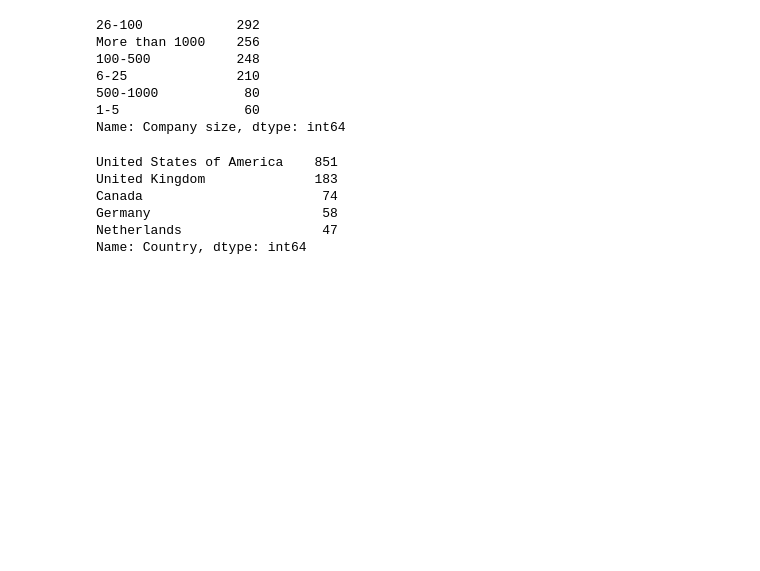
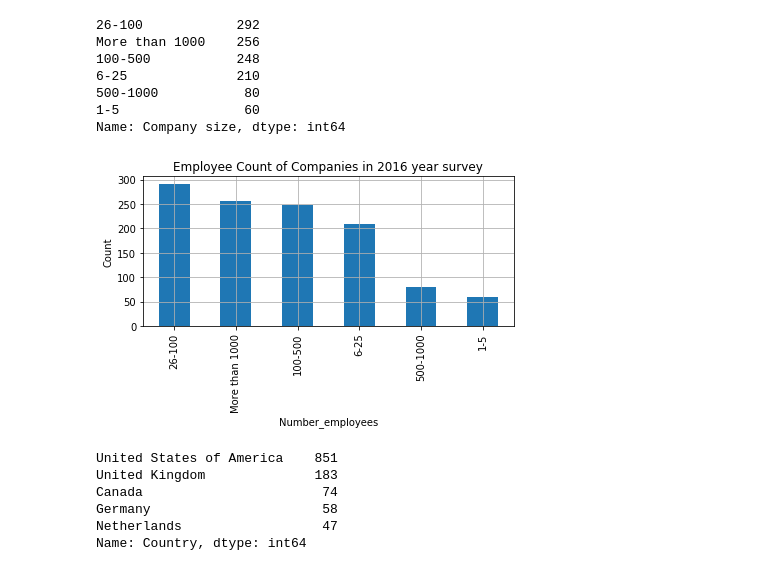
Before and after one commit to zhaqinqin1234/project-1, a Jupyter notebook: Qinqin_code/survey_2016.ipynb, the cells around one changed output. Cells and saved outputs as stored; diff of their text form; code cells hidden in the pictures; blank space fills up the shorter version.

```diff
--- a/Qinqin_code/survey_2016.ipynb
+++ b/Qinqin_code/survey_2016.ipynb
@@ -110,6 +110,16 @@ More than 1000    256
 500-1000           80
 1-5                60
 Name: Company size, dtype: int64
+# %%
+size_of_company.plot(kind="bar" )
+plt.title("Employee Count of Companies in 2016 year survey")
+plt.xlabel("Number_employees")
+plt.ylabel("Count")
+plt.tight_layout()
+plt.grid()
+plt.savefig("EmployeeCount.png")
+# %% [output]
+[figure, added]
 # %%
 country_2016 = survey_2016_organized["Country"].value_counts()
 # %%
```
Also changed, not shown: parts of 2 cells of this notebook, 19 other files.
